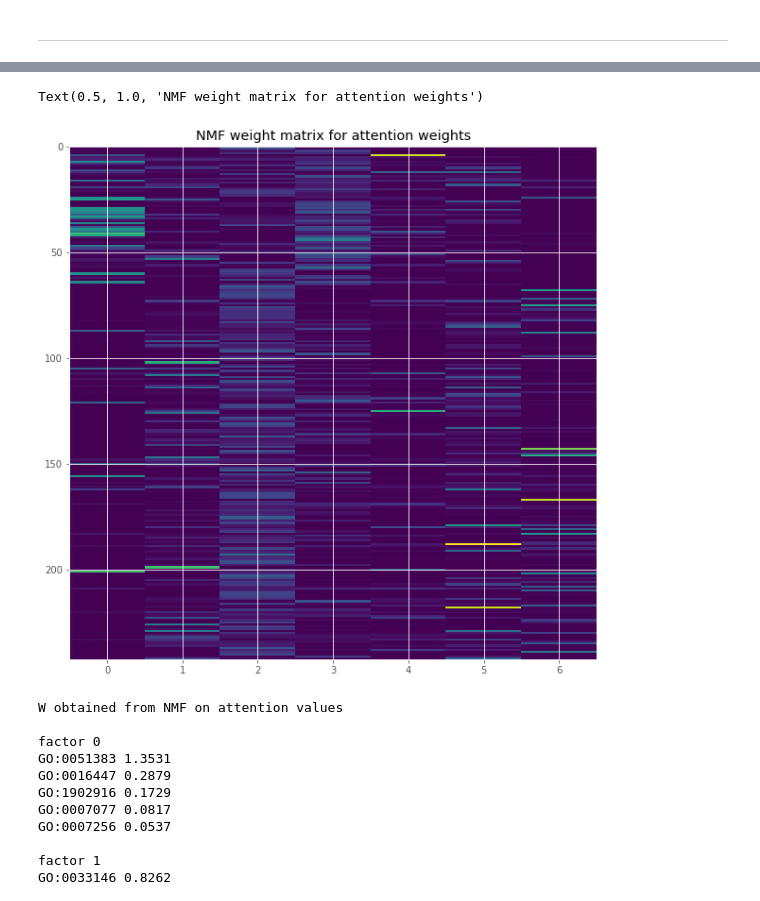
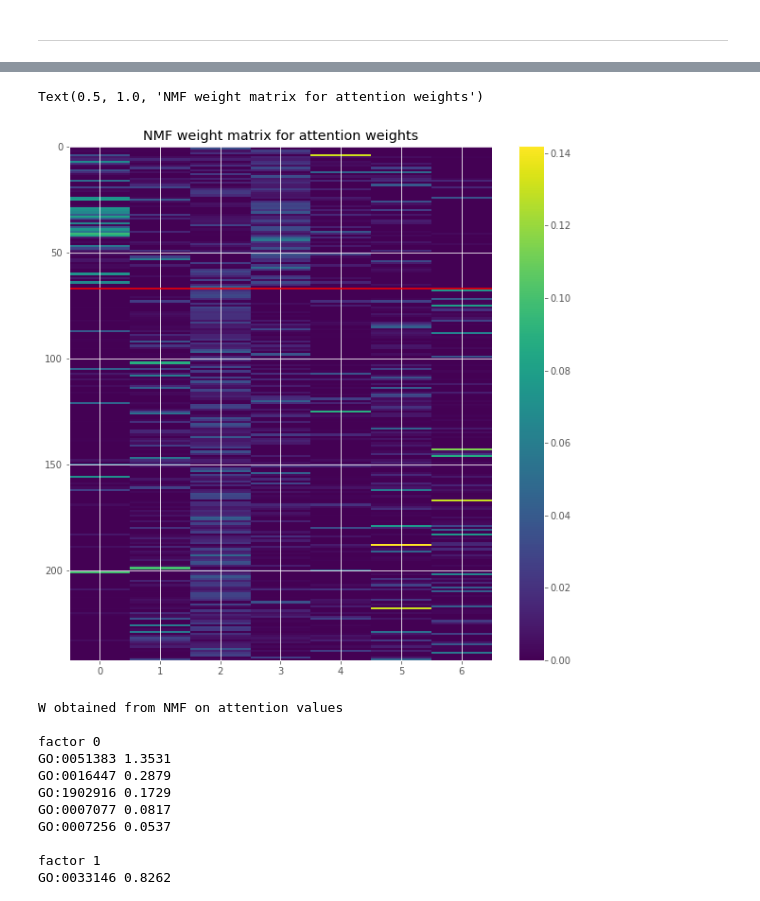
Before and after one commit to adham/PathwayAttend, a Jupyter notebook: source/analysis.ipynb, the cells around one changed output, grey strips where cells are left out. Drawn from its saved outputs; the diff is of its cells as text; code cells hidden in the pictures.

```diff
--- a/source/analysis.ipynb
+++ b/source/analysis.ipynb
@@ -132,20 +164,22 @@ from sklearn import metrics
 # %%
 # Apply NMF on attention values and
 
 nmf = NMF(n_components=7, init='random', random_state=1)
 W = nmf.fit_transform(betas)
 H = nmf.components_
 
 kmeans = KMeans(n_clusters=2)
 kmeans.fit(W)
 
 fig, ax = plt.subplots(figsize=(10, 10))
 W_ = np.vstack([W[y_test==0], W[y_test==1]])
-ax.imshow(W_, aspect='auto')
+cax = ax.imshow(W_, aspect='auto')
+fig.colorbar(cax)
+ax.hlines((y_test==0).sum(), -0.5, 6.5, colors='r')
 ax.set_title('NMF weight matrix for attention weights')
 # %% [output]
 Text(0.5, 1.0, 'NMF weight matrix for attention weights')
-[figure, old version]
+[figure, new version]
 # %%
 # kmeans = KMeans(n_clusters=2)
 # kmeans.fit(W[:, 0].reshape(-1, 1))
```
Also changed, not shown: parts of 3 cells of this notebook, 3 other files.
